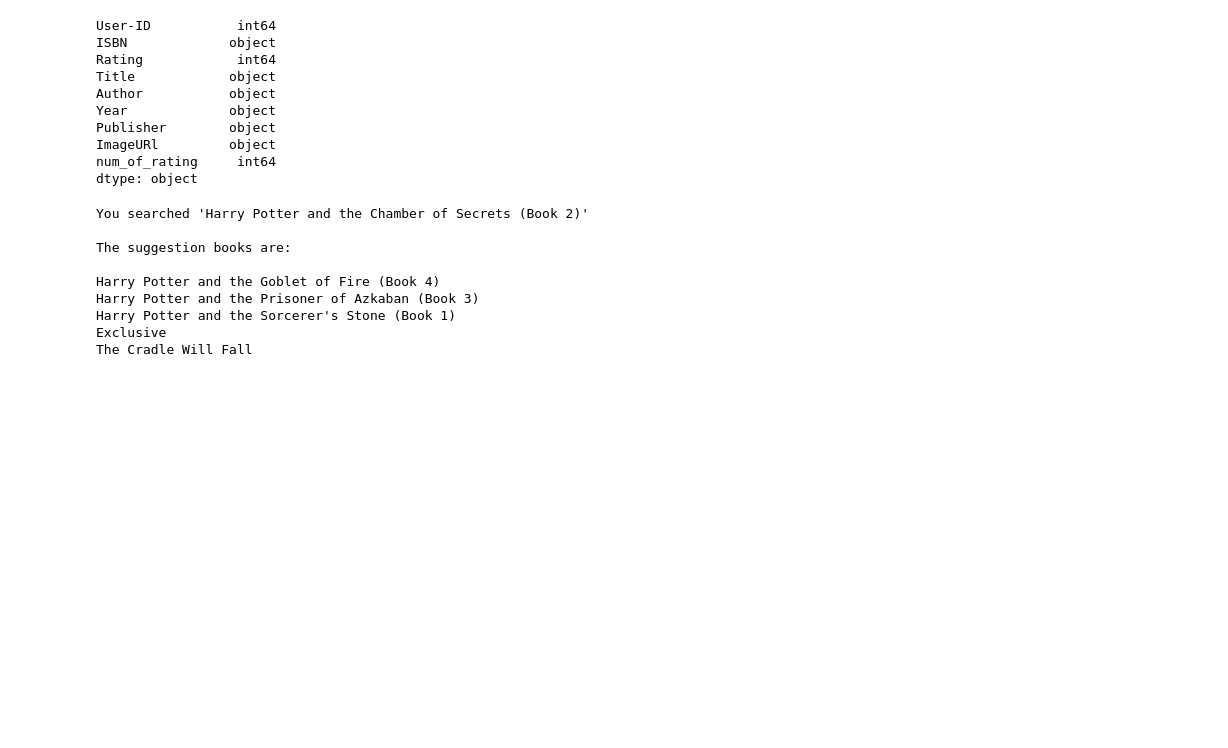
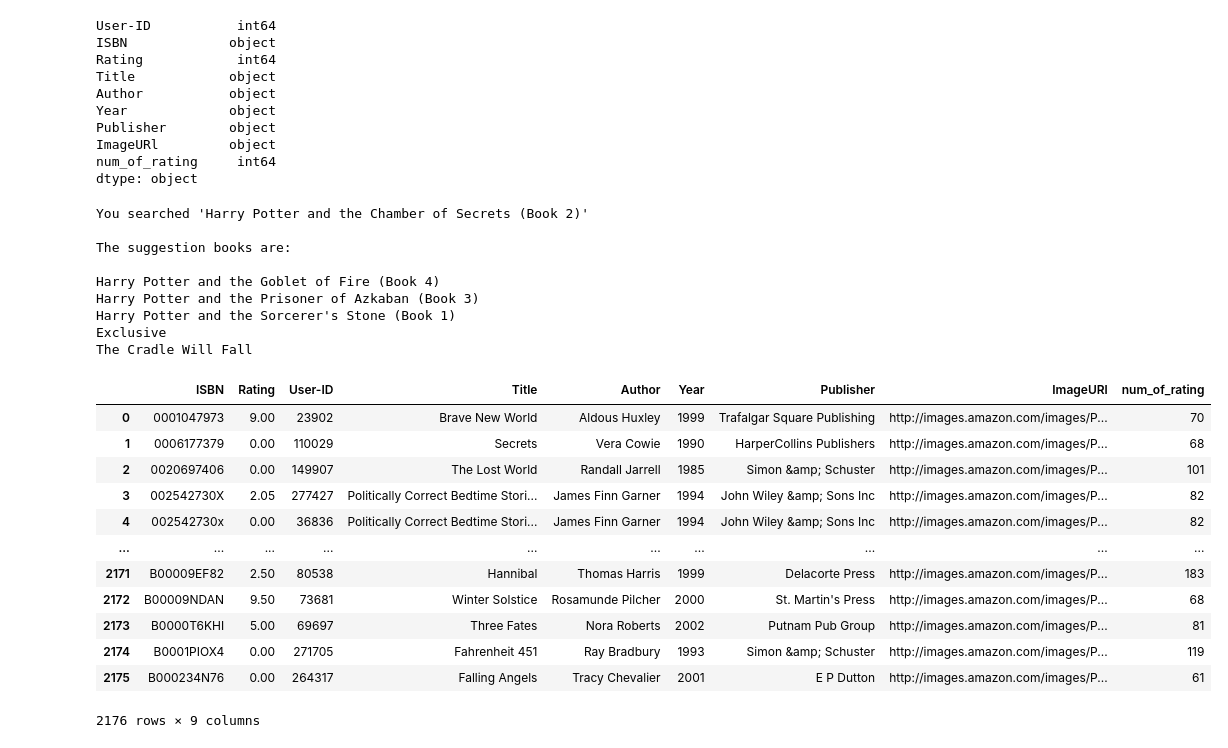
Before and after one commit to mehdisaih/BookForEveryone, a Jupyter notebook: Model/Untitled.ipynb, the cells around one changed output. Drawn from its saved outputs; the diff is of its cells as text; code cells hidden in the pictures; blank space fills up the shorter version.

```diff
--- a/Model/Untitled.ipynb
+++ b/Model/Untitled.ipynb
@@ -423,3 +427,23 @@ Harry Potter and the Prisoner of Azkaban (Book 3)
 Harry Potter and the Sorcerer's Stone (Book 1)
 Exclusive
 The Cradle Will Fall
+# %%
+ average_ratings = final_rating.groupby('ISBN').agg({'Rating': 'mean', 'User-ID': 'first', 'Title': 'first', 'Author': 'first', 'Year': 'first', 'Publisher': 'first', 'ImageURl': 'first', 'num_of_rating': 'first'})
+# %%
+average_ratings = average_ratings.reset_index(drop=False)
+# %%
+ average_ratings
+# %% [output]
+|  | ISBN | Rating | User-ID | Title | Author | Year | Publisher | ImageURl | num_of_rating |
+| 0 | 0001047973 | 9.00 | 23902 | Brave New World | Aldous Huxley | 1999 | Trafalgar Square Publishing | http://images.amazon.com/images/P... | 70 |
+| 1 | 0006177379 | 0.00 | 110029 | Secrets | Vera Cowie | 1990 | HarperCollins Publishers | http://images.amazon.com/images/P... | 68 |
+| 2 | 0020697406 | 0.00 | 149907 | The Lost World | Randall Jarrell | 1985 | Simon &amp; Schuster | http://images.amazon.com/images/P... | 101 |
+| 3 | 002542730X | 2.05 | 277427 | Politically Correct Bedtime Stori... | James Finn Garner | 1994 | John Wiley &amp; Sons Inc | http://images.amazon.com/images/P... | 82 |
+| 4 | 002542730x | 0.00 | 36836 | Politically Correct Bedtime Stori... | James Finn Garner | 1994 | John Wiley &amp; Sons Inc | http://images.amazon.com/images/P... | 82 |
+| ... | ... | ... | ... | ... | ... | ... | ... | ... | ... |
+| 2171 | B00009EF82 | 2.50 | 80538 | Hannibal | Thomas Harris | 1999 | Delacorte Press | http://images.amazon.com/images/P... | 183 |
+| 2172 | B00009NDAN | 9.50 | 73681 | Winter Solstice | Rosamunde Pilcher | 2000 | St. Martin's Press | http://images.amazon.com/images/P... | 68 |
+| 2173 | B0000T6KHI | 5.00 | 69697 | Three Fates | Nora Roberts | 2002 | Putnam Pub Group | http://images.amazon.com/images/P... | 81 |
+| 2174 | B0001PIOX4 | 0.00 | 271705 | Fahrenheit 451 | Ray Bradbury | 1993 | Simon &amp; Schuster | http://images.amazon.com/images/P... | 119 |
+| 2175 | B000234N76 | 0.00 | 264317 | Falling Angels | Tracy Chevalier | 2001 | E P Dutton | http://images.amazon.com/images/P... | 61 |
+2176 rows × 9 columns
```
Also changed, not shown: parts of 4 cells of this notebook, 15 other files.
